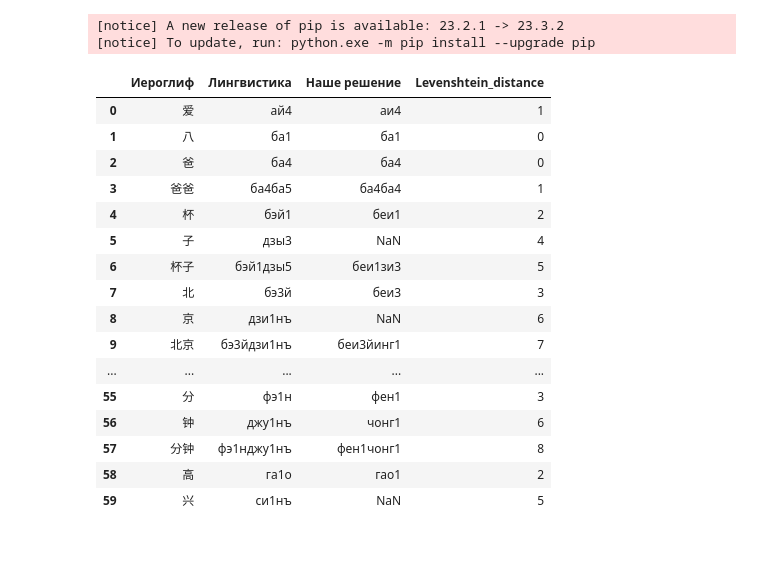
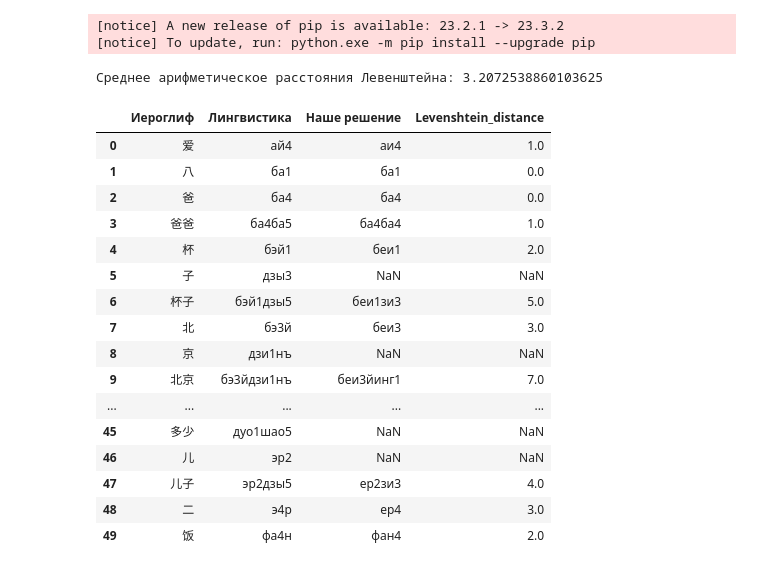
Before and after one commit to mike-pech/chinese_project, a Jupyter notebook: levenshtein_distance.ipynb, the cells around one changed output. Cells and saved outputs as stored; diff of their text form; code cells hidden in the pictures.

Commit message:
Fixed Levenshtein distance -- now it displays the average distance overall

```diff
--- a/levenshtein_distance.ipynb
+++ b/levenshtein_distance.ipynb
@@ -48,26 +48,36 @@ import Levenshtein
 
 data = pd.read_csv('C:\\Users\\xiaom\\Downloads\\quality_assurance.csv')
 
-levenshtein_distances = data.apply(lambda row: Levenshtein.distance(str(row['Лингвистика']), str(row['Наше решение'])), axis=1)
+data_filtered = data.dropna(subset=['Наше решение'])
+
+levenshtein_distances = data_filtered.apply(lambda row: Levenshtein.distance(str(row['Лингвистика']), str(row['Наше решение'])), axis=1)
 
 data['Levenshtein_distance'] = levenshtein_distances
 
-data.head(60)
+average_levenshtein_distance = data['Levenshtein_distance'].mean()
+
+print("Среднее арифметическое расстояния Левенштейна:", average_levenshtein_distance)
+
+data.to_csv('dataset_levenshtein.csv', index=False)
 # %% [output]
-|  | Иероглиф | Лингвистика | Наше решение | Levenshtein_distance |
-| 0 | 爱 | ай4 | аи4 | 1 |
-| 1 | 八 | ба1 | ба1 | 0 |
-| 2 | 爸 | ба4 | ба4 | 0 |
-| 3 | 爸爸 | ба4ба5 | ба4ба4 | 1 |
-| 4 | 杯 | бэй1 | беи1 | 2 |
-| 5 | 子 | дзы3 | NaN | 4 |
-| 6 | 杯子 | бэй1дзы5 | беи1зи3 | 5 |
-| 7 | 北 | бэ3й | беи3 | 3 |
-| 8 | 京 | дзи1нъ | NaN | 6 |
-| 9 | 北京 | бэ3йдзи1нъ | беи3йинг1 | 7 |
-| ... | ... | ... | ... | ... |
-| 55 | 分 | фэ1н | фен1 | 3 |
-| 56 | 钟 | джу1нъ | чонг1 | 6 |
-| 57 | 分钟 | фэ1нджу1нъ | фен1чонг1 | 8 |
-| 58 | 高 | га1о | гао1 | 2 |
-| 59 | 兴 | си1нъ | NaN | 5 |
+Среднее арифметическое расстояния Левенштейна: 3.2072538860103625
+# %%
+data.head(50)
+# %% [output]
+|  | Иероглиф | Лингвистика | Наше решение | Levenshtein_distance |
+| 0 | 爱 | ай4 | аи4 | 1.0 |
+| 1 | 八 | ба1 | ба1 | 0.0 |
+| 2 | 爸 | ба4 | ба4 | 0.0 |
+| 3 | 爸爸 | ба4ба5 | ба4ба4 | 1.0 |
+| 4 | 杯 | бэй1 | беи1 | 2.0 |
+| 5 | 子 | дзы3 | NaN | NaN |
+| 6 | 杯子 | бэй1дзы5 | беи1зи3 | 5.0 |
+| 7 | 北 | бэ3й | беи3 | 3.0 |
+| 8 | 京 | дзи1нъ | NaN | NaN |
+| 9 | 北京 | бэ3йдзи1нъ | беи3йинг1 | 7.0 |
+| ... | ... | ... | ... | ... |
+| 45 | 多少 | дуо1шао5 | NaN | NaN |
+| 46 | 儿 | эр2 | NaN | NaN |
+| 47 | 儿子 | эр2дзы5 | ер2зи3 | 4.0 |
+| 48 | 二 | э4р | ер4 | 3.0 |
+| 49 | 饭 | фа4н | фан4 | 2.0 |
```
